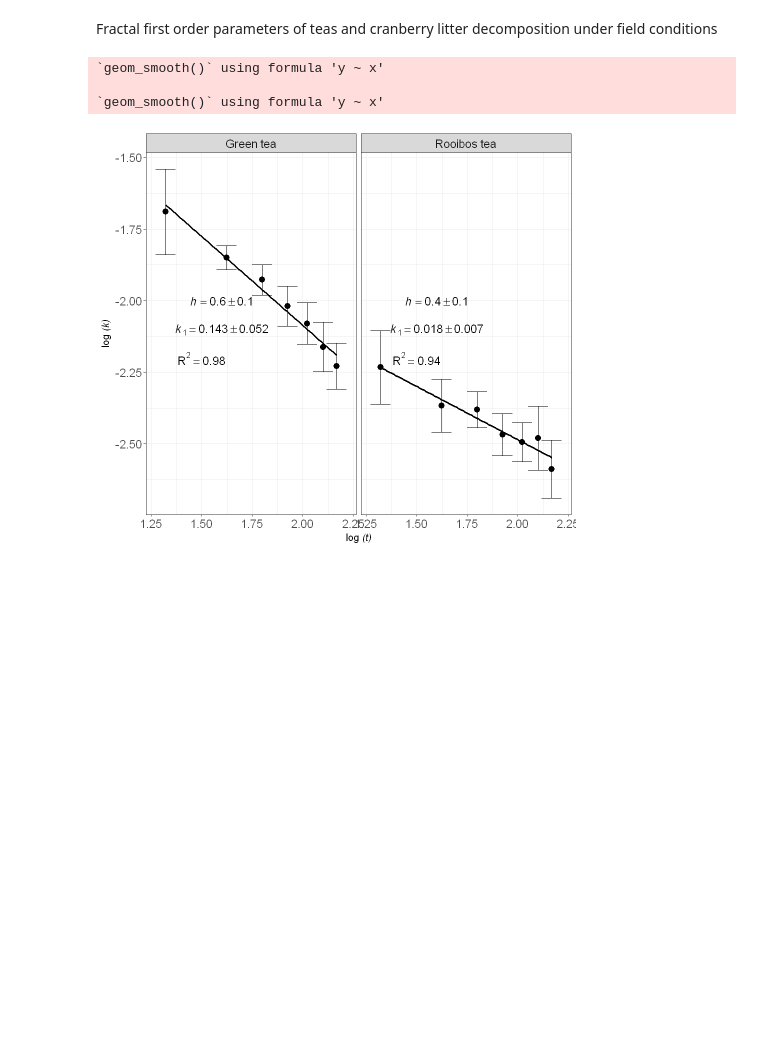
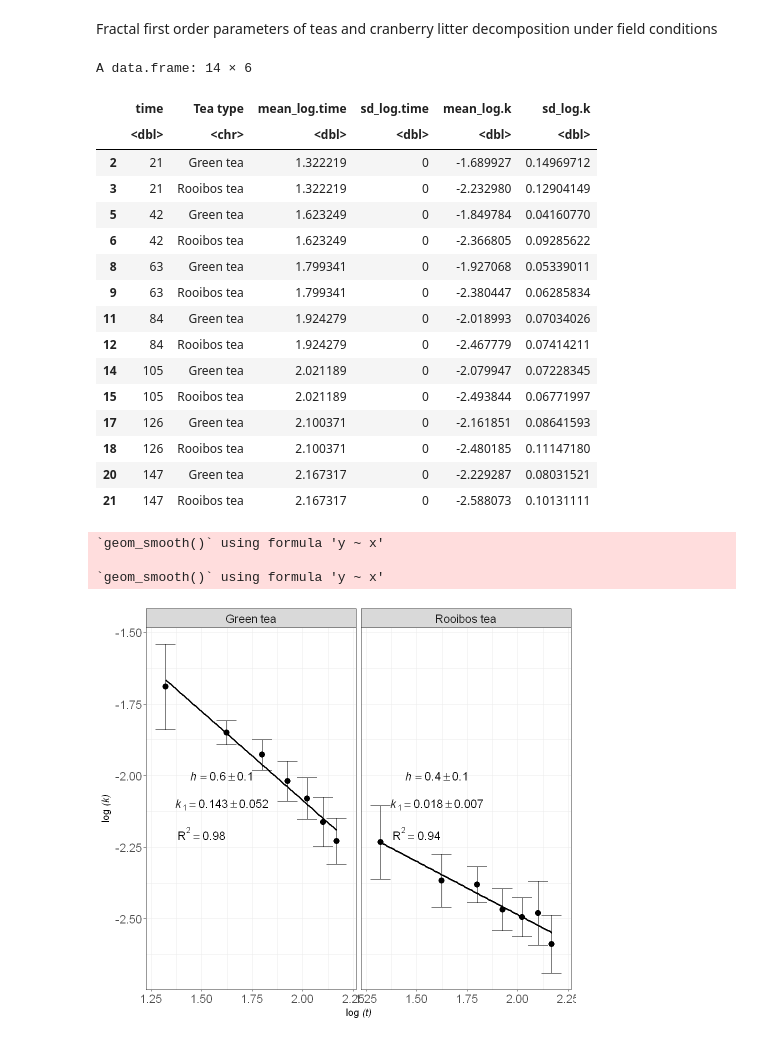
Before and after one commit to DosouYovoW/TeaBag_Projet, a Jupyter notebook: stats.ipynb, the cells around one changed output. Saved outputs shown, nothing was run; the diff lists cells and outputs as text; code cells hidden in the pictures; blank space fills up the shorter version.

```diff
--- a/stats.ipynb
+++ b/stats.ipynb
@@ -928,6 +916,25 @@ Fractal first order parameters of teas and cranberry litter decomposition under
 # %%
 log_meanSD <- subset(log_meanSD, `Tea type` == "Green tea" | `Tea type` == "Rooibos tea")
 fractal_kinetics2 <- subset(fractal_kinetics, tea_types == "Green tea" | tea_types == "Rooibos tea")
+log_meanSD
+# %% [output]
+A data.frame: 14 × 6
+|  | time | Tea type | mean_log.time | sd_log.time | mean_log.k | sd_log.k |
+|  | <dbl> | <chr> | <dbl> | <dbl> | <dbl> | <dbl> |
+| 2 | 21 | Green tea | 1.322219 | 0 | -1.689927 | 0.14969712 |
+| 3 | 21 | Rooibos tea | 1.322219 | 0 | -2.232980 | 0.12904149 |
+| 5 | 42 | Green tea | 1.623249 | 0 | -1.849784 | 0.04160770 |
+| 6 | 42 | Rooibos tea | 1.623249 | 0 | -2.366805 | 0.09285622 |
+| 8 | 63 | Green tea | 1.799341 | 0 | -1.927068 | 0.05339011 |
+| 9 | 63 | Rooibos tea | 1.799341 | 0 | -2.380447 | 0.06285834 |
+| 11 | 84 | Green tea | 1.924279 | 0 | -2.018993 | 0.07034026 |
+| 12 | 84 | Rooibos tea | 1.924279 | 0 | -2.467779 | 0.07414211 |
+| 14 | 105 | Green tea | 2.021189 | 0 | -2.079947 | 0.07228345 |
+| 15 | 105 | Rooibos tea | 2.021189 | 0 | -2.493844 | 0.06771997 |
+| 17 | 126 | Green tea | 2.100371 | 0 | -2.161851 | 0.08641593 |
+| 18 | 126 | Rooibos tea | 2.100371 | 0 | -2.480185 | 0.11147180 |
+| 20 | 147 | Green tea | 2.167317 | 0 | -2.229287 | 0.08031521 |
+| 21 | 147 | Rooibos tea | 2.167317 | 0 | -2.588073 | 0.10131111 |
 # %%
 options(repr.plot.width = 8, repr.plot.height = 7)
 log_meanSD %>%
```
Also changed, not shown: parts of 23 cells of this notebook, 11 other files.
